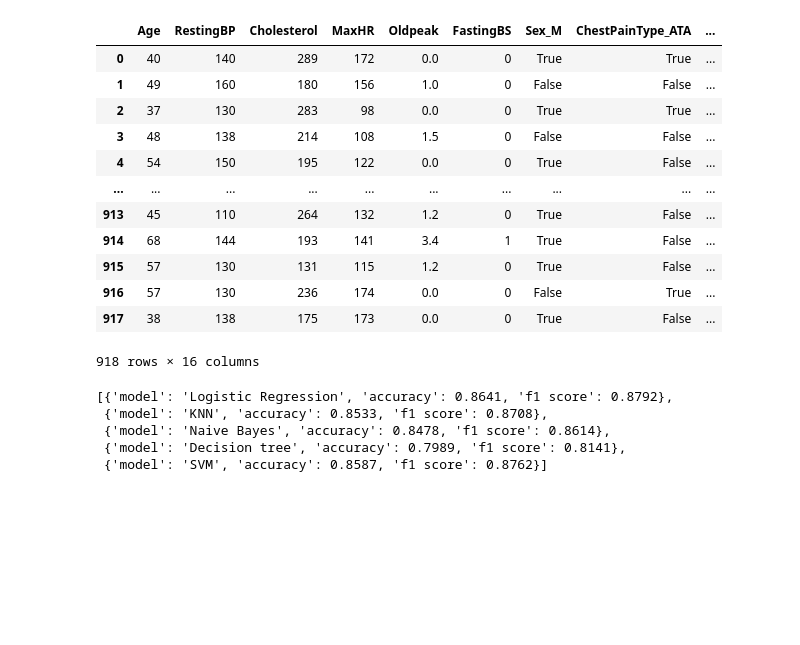
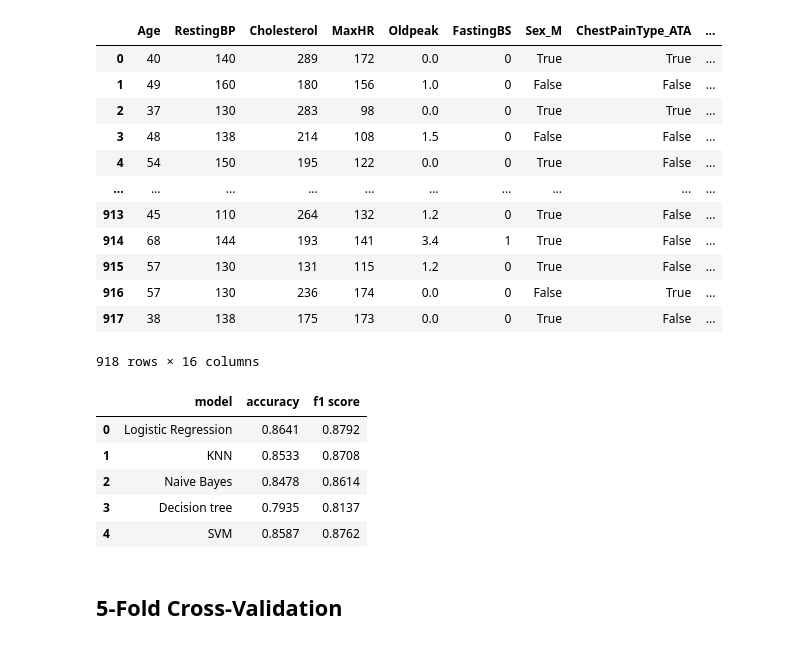
Before and after one commit to gauravvinayaka/ML-Projects, a Jupyter notebook: Heart Disease Prediction/Heart.ipynb, the cells around one changed output. Cells and saved outputs as stored; diff of their text form; code cells hidden in the pictures; blank space fills up the shorter version.

```diff
--- a/Heart Disease Prediction/Heart.ipynb
+++ b/Heart Disease Prediction/Heart.ipynb
@@ -347,12 +347,13 @@ y= df_final['HeartDisease']
 # %%
 X_train,X_test,y_train,y_test = train_test_split(X,y,test_size=0.2,random_state=42)
 # %%
-X_train = X_train.copy()
-X_test = X_test.copy()
+from sklearn.compose import ColumnTransformer
+from sklearn.impute import SimpleImputer
 
-for col in ['Cholesterol', 'RestingBP']:
-    mean_value = X_train.loc[X_train[col] != 0, col].mean()
-
-    X_train[col] = X_train[col].replace(0, mean_value)
-    X_test[col] = X_test[col].replace(0, mean_value)
+preprocessor = ColumnTransformer(
+    transformers=[
+        ("imputer", SimpleImputer(missing_values=0, strategy="mean"), ["Cholesterol", "RestingBP"])
+    ],
+    remainder="passthrough"
+)
 # %%
@@ -362,8 +361,8 @@ X_test_scaled = scaler.transform(X_test)
 # %%
 models = {
-    "Logistic Regression": LogisticRegression(),
-    "KNN": KNeighborsClassifier(),
-    "Naive Bayes":GaussianNB(),
-    "Decision tree":DecisionTreeClassifier(),
-    "SVM":SVC()
+    "Logistic Regression": make_pipeline(preprocessor,StandardScaler(),LogisticRegression(max_iter=1000)),
+    "KNN": make_pipeline(preprocessor,StandardScaler(),KNeighborsClassifier()),
+    "Naive Bayes": make_pipeline(preprocessor,GaussianNB()),
+    "Decision tree": make_pipeline(preprocessor,DecisionTreeClassifier(random_state=42)),
+    "SVM": make_pipeline(preprocessor,StandardScaler(),SVC())
 }
@@ -372,7 +371,7 @@ result = []
 # %%
 for name,model in models.items():
-    model.fit(X_train_scaled,y_train)
-    y_pred = model.predict(X_test_scaled)
+    model.fit(X_train,y_train)
+    y_pred = model.predict(X_test)
     accuracy = accuracy_score(y_test,y_pred)
     f1 = f1_score(y_test,y_pred)
     result.append({
@@ -381,10 +380,13 @@ for name,model in models.items():
         'f1 score':round(f1,4)
     })
 # %%
-result
+pd.DataFrame(result)
 # %% [output]
-[{'model': 'Logistic Regression', 'accuracy': 0.8641, 'f1 score': 0.8792},
- {'model': 'KNN', 'accuracy': 0.8533, 'f1 score': 0.8708},
- {'model': 'Naive Bayes', 'accuracy': 0.8478, 'f1 score': 0.8614},
- {'model': 'Decision tree', 'accuracy': 0.7989, 'f1 score': 0.8141},
- {'model': 'SVM', 'accuracy': 0.8587, 'f1 score': 0.8762}]
+|  | model | accuracy | f1 score |
+| 0 | Logistic Regression | 0.8641 | 0.8792 |
+| 1 | KNN | 0.8533 | 0.8708 |
+| 2 | Naive Bayes | 0.8478 | 0.8614 |
+| 3 | Decision tree | 0.7935 | 0.8137 |
+| 4 | SVM | 0.8587 | 0.8762 |
+# %% [markdown]
+## 5-Fold Cross-Validation
```
Also changed, not shown: parts of 10 cells of this notebook, 3 other files.
